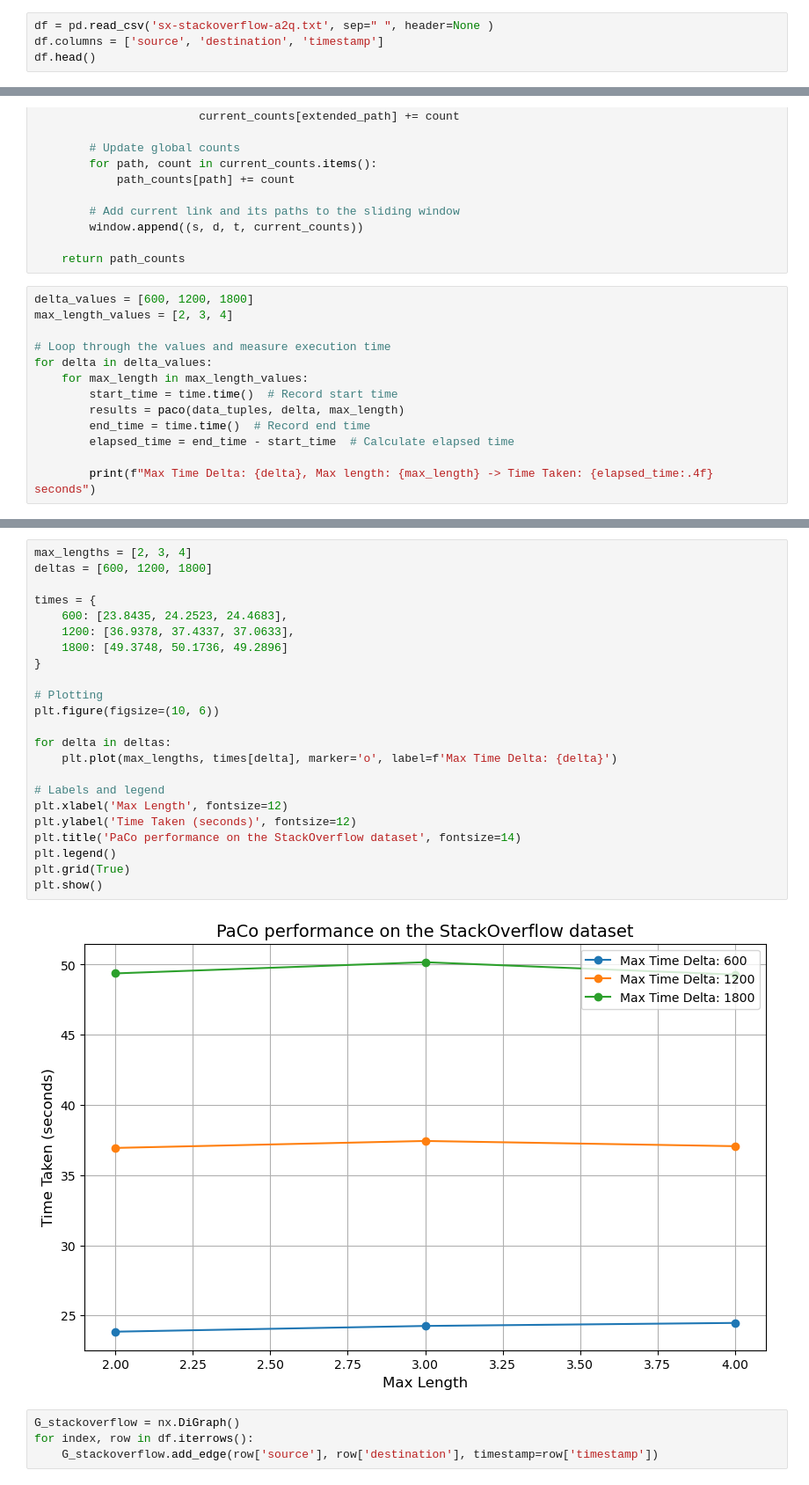
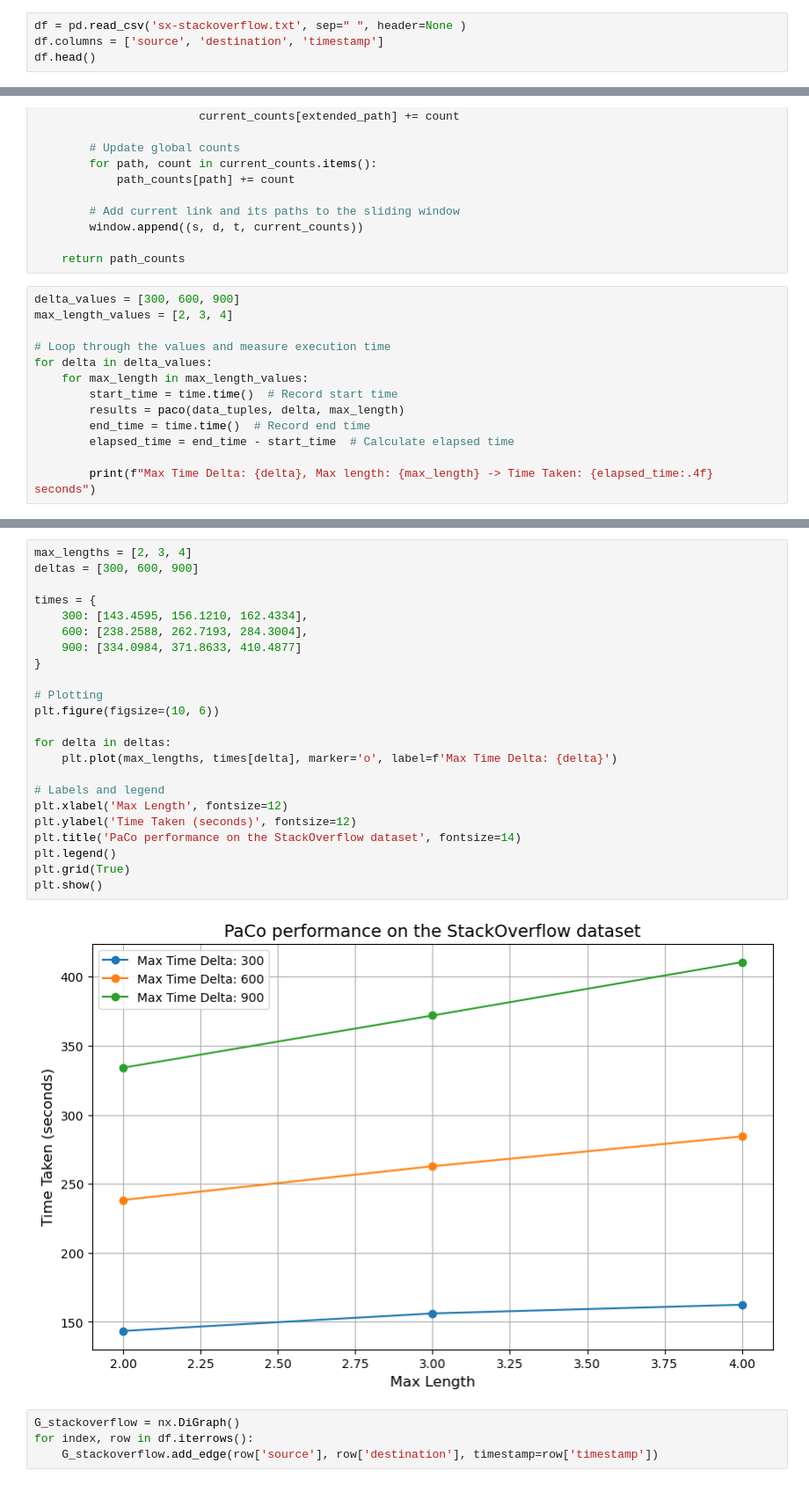
Before and after one commit to aryastark1614/SNACS-Project, a Jupyter notebook: stackoverflow.ipynb, the cells around one changed output, grey strips where cells are left out. Shown: that part at 88% size. Cells and saved outputs as stored; diff of their text form.

```diff
--- a/stackoverflow.ipynb
+++ b/stackoverflow.ipynb
@@ -8,7 +8,7 @@ from collections import defaultdict, deque
 import numpy as np
 import time
 # %%
-df = pd.read_csv('sx-stackoverflow-a2q.txt', sep=" ", header=None )
+df = pd.read_csv('sx-stackoverflow.txt', sep=" ", header=None )
 df.columns = ['source', 'destination', 'timestamp']
 df.head()
 # %% [output]
@@ -87,7 +87,7 @@ def paco(data, delta, max_length):
 
     return path_counts
 # %%
-delta_values = [600, 1200, 1800]
+delta_values = [300, 600, 900]
 max_length_values = [2, 3, 4]
 
 # Loop through the values and measure execution time
@@ -112,28 +112,28 @@ Max Time Delta: 1800, Max length: 4 -> Time Taken: 49.2896 seconds
 # %%
 max_lengths = [2, 3, 4]
-deltas = [600, 1200, 1800]
+deltas = [300, 600, 900]
 
 times = {
-    600: [23.8435, 24.2523, 24.4683],
-    1200: [36.9378, 37.4337, 37.0633],
-    1800: [49.3748, 50.1736, 49.2896]
+    300: [143.4595, 156.1210, 162.4334],
+    600: [238.2588, 262.7193, 284.3004],
+    900: [334.0984, 371.8633, 410.4877]
 }
 
 # Plotting
 plt.figure(figsize=(10, 6))
 
 for delta in deltas:
     plt.plot(max_lengths, times[delta], marker='o', label=f'Max Time Delta: {delta}')
 
 # Labels and legend
 plt.xlabel('Max Length', fontsize=12)
 plt.ylabel('Time Taken (seconds)', fontsize=12)
 plt.title('PaCo performance on the StackOverflow dataset', fontsize=14)
 plt.legend()
 plt.grid(True)
 plt.show()
 # %% [output]
-[figure, old version]
+[figure, new version]
 # %%
 G_stackoverflow = nx.DiGraph()
 for index, row in df.iterrows():
```
Also changed, not shown: parts of 3 cells of this notebook.
